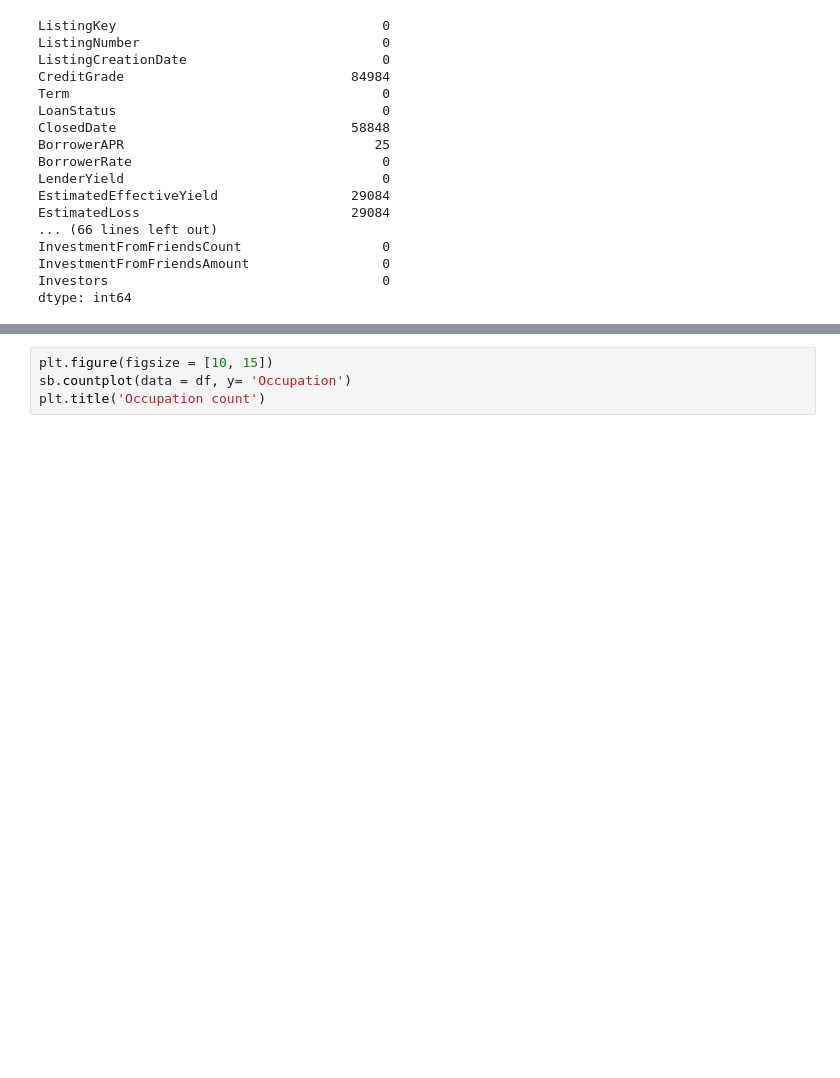
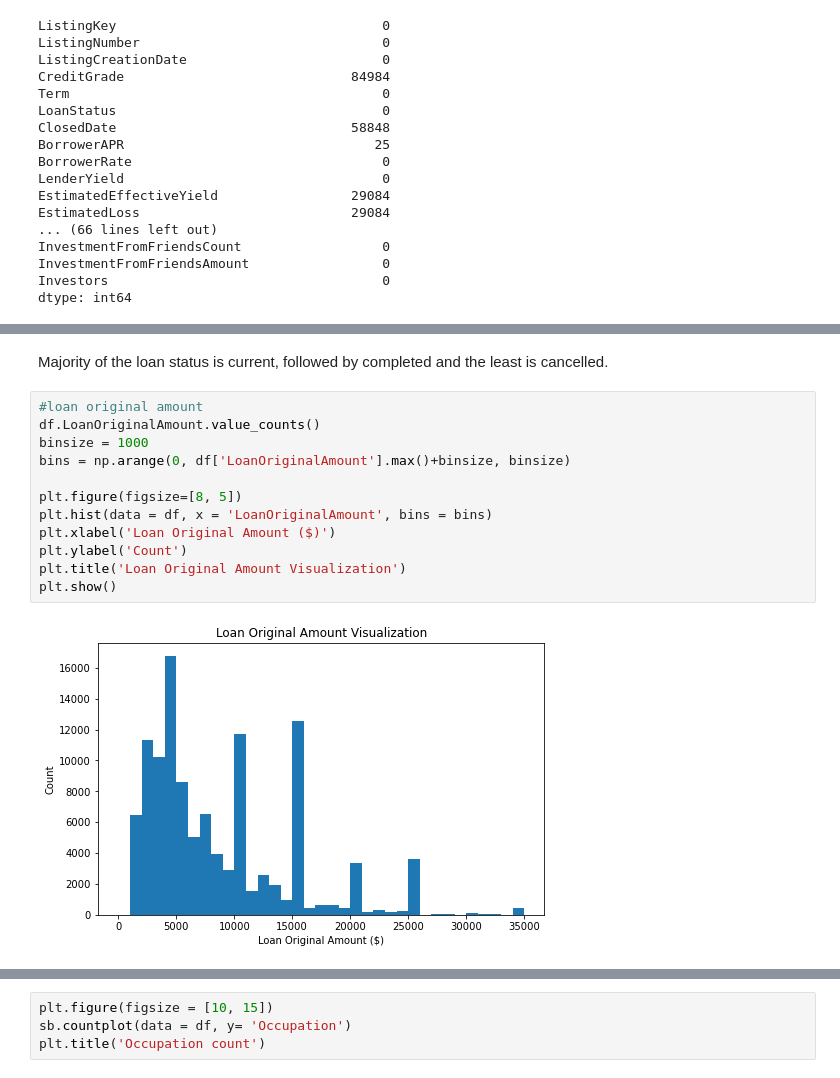
Before and after one commit to chepkuruipurity/visualize, a Jupyter notebook: Part_I_exploration_template.ipynb, the cells around one changed output, grey strips where cells are left out. Saved outputs shown, nothing was run; the diff lists cells and outputs as text; blank space fills up the shorter version.

```diff
--- a/Part_I_exploration_template.ipynb
+++ b/Part_I_exploration_template.ipynb
@@ -237,0 +115,16 @@ Name: IncomeRange, dtype: int64
+# %% [markdown]
+Majority of the loan status is current, followed by completed and the least is cancelled.
+# %%
+#loan original amount
+df.LoanOriginalAmount.value_counts()
+binsize = 1000
+bins = np.arange(0, df['LoanOriginalAmount'].max()+binsize, binsize)
+
+plt.figure(figsize=[8, 5])
+plt.hist(data = df, x = 'LoanOriginalAmount', bins = bins)
+plt.xlabel('Loan Original Amount ($)')
+plt.ylabel('Count')
+plt.title('Loan Original Amount Visualization')
+plt.show()
+# %% [output]
+[figure, added]
```
Also changed, not shown: parts of 72 cells of this notebook, 4 other files.
